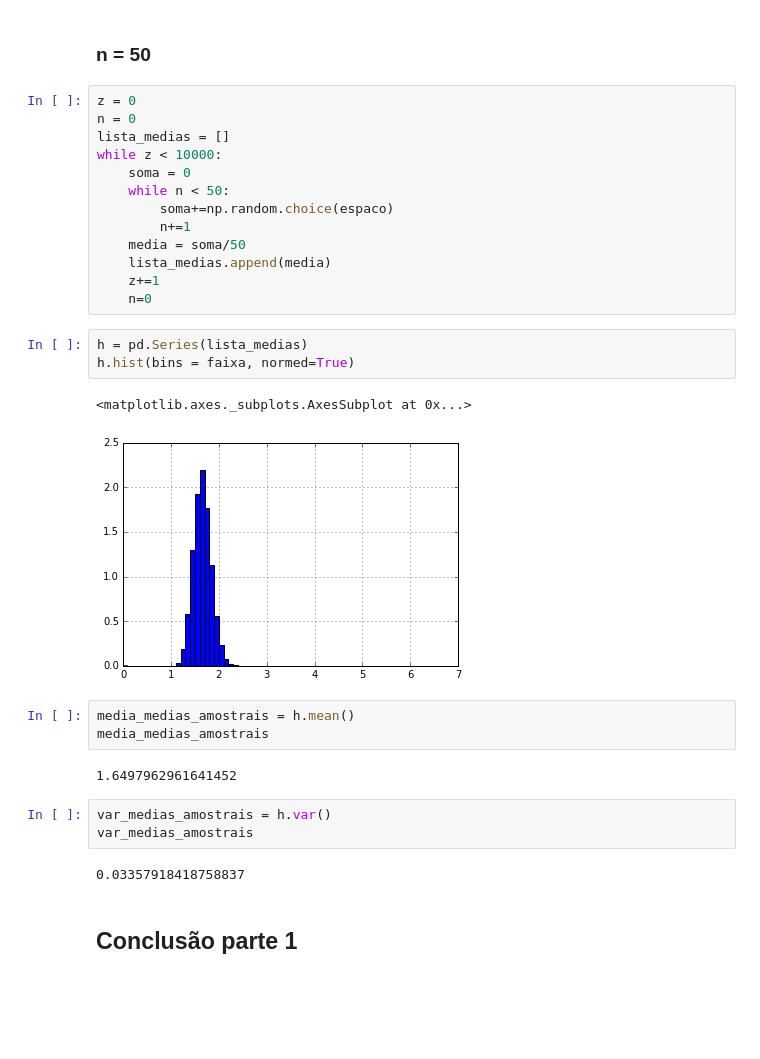
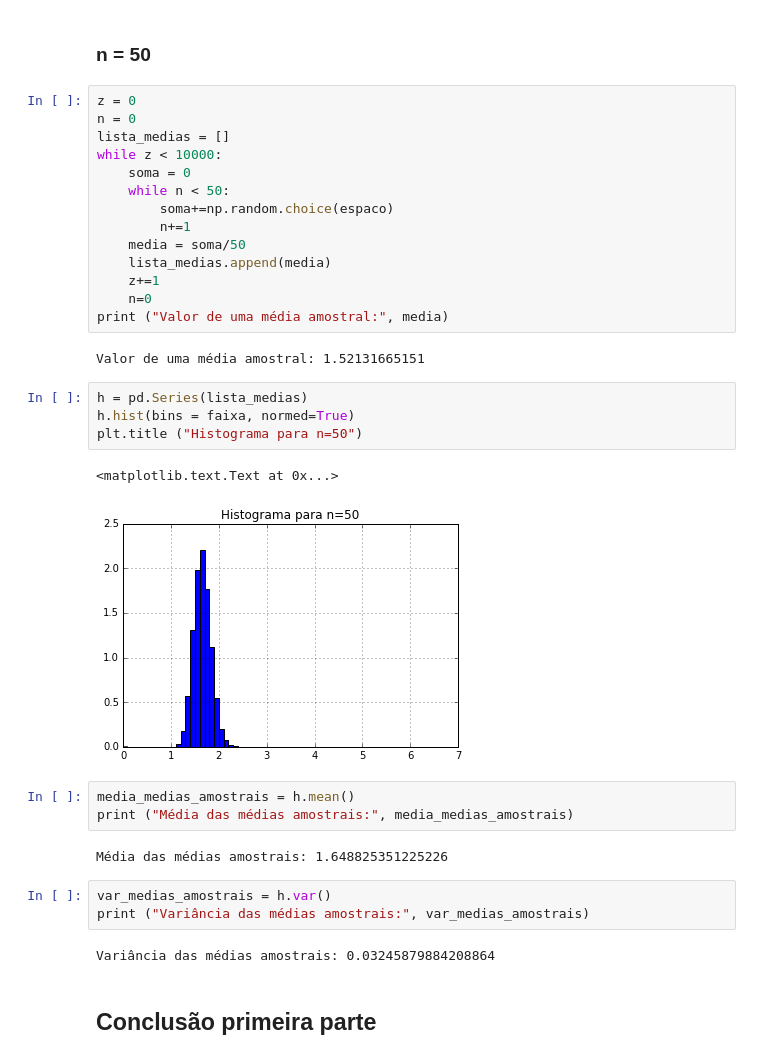
Before and after one commit to matheuscgc/CD, a Jupyter notebook: Miniprojeto-2/MINIPROJETO 2.ipynb, the cells around one changed output. Cells and saved outputs as stored; diff of their text form; blank space fills up the shorter version.

```diff
--- a/Miniprojeto-2/MINIPROJETO 2.ipynb
+++ b/Miniprojeto-2/MINIPROJETO 2.ipynb
@@ -136,21 +156,25 @@ while z < 10000:
     lista_medias.append(media)
     z+=1
     n=0
+print ("Valor de uma média amostral:", media)
+# %% [output]
+Valor de uma média amostral: 1.52131665151
 # %%
 h = pd.Series(lista_medias)
 h.hist(bins = faixa, normed=True)
+plt.title ("Histograma para n=50")
 # %% [output]
-<matplotlib.axes._subplots.AxesSubplot at 0x...>
+<matplotlib.text.Text at 0x...>
-[figure, old version]
+[figure, new version]
 # %%
 media_medias_amostrais = h.mean()
-media_medias_amostrais
+print ("Média das médias amostrais:", media_medias_amostrais)
 # %% [output]
-1.6497962961641452
+Média das médias amostrais: 1.648825351225226
 # %%
 var_medias_amostrais = h.var()
-var_medias_amostrais
+print ("Variância das médias amostrais:", var_medias_amostrais)
 # %% [output]
-0.03357918418758837
+Variância das médias amostrais: 0.03245879884208864
 # %% [markdown]
-## Conclusão parte 1
+## Conclusão primeira parte
```
Also changed, not shown: parts of 29 cells of this notebook.
